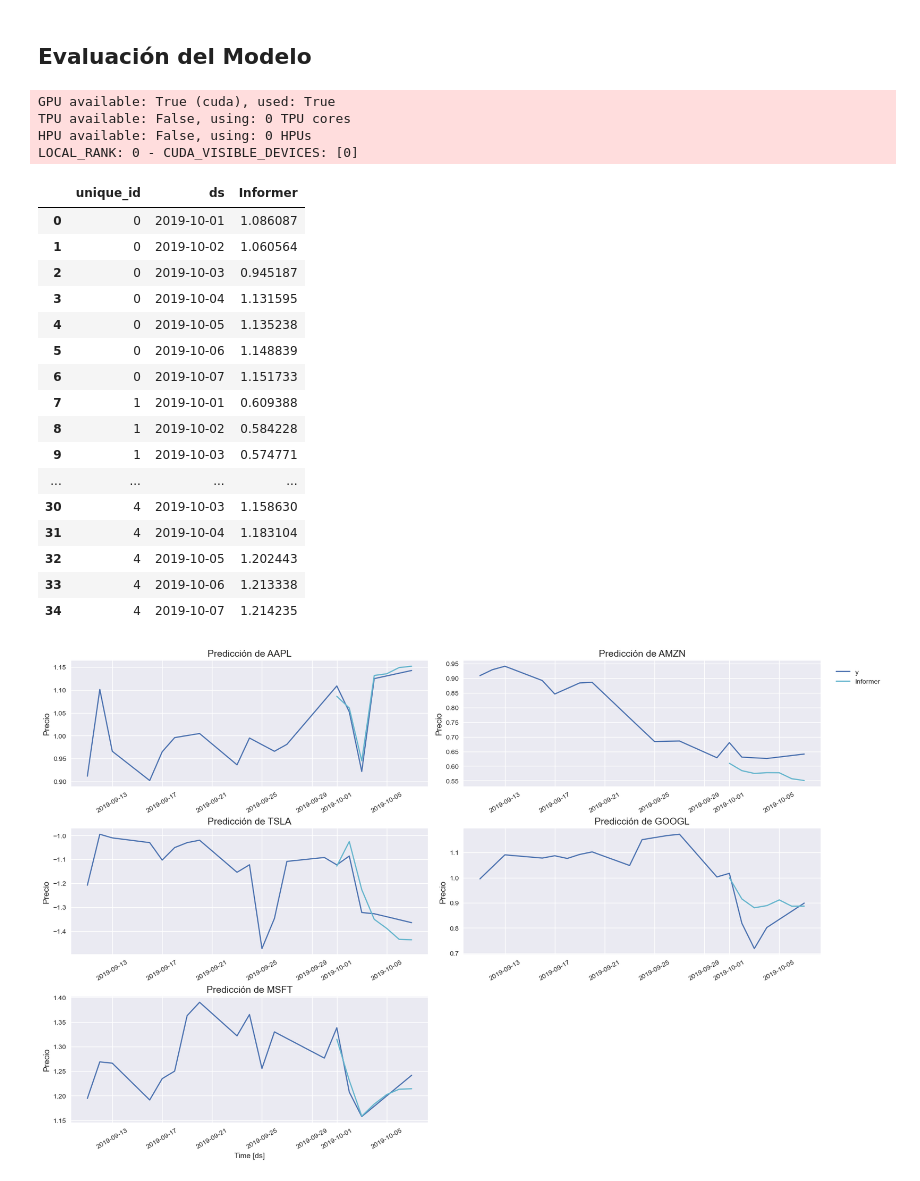
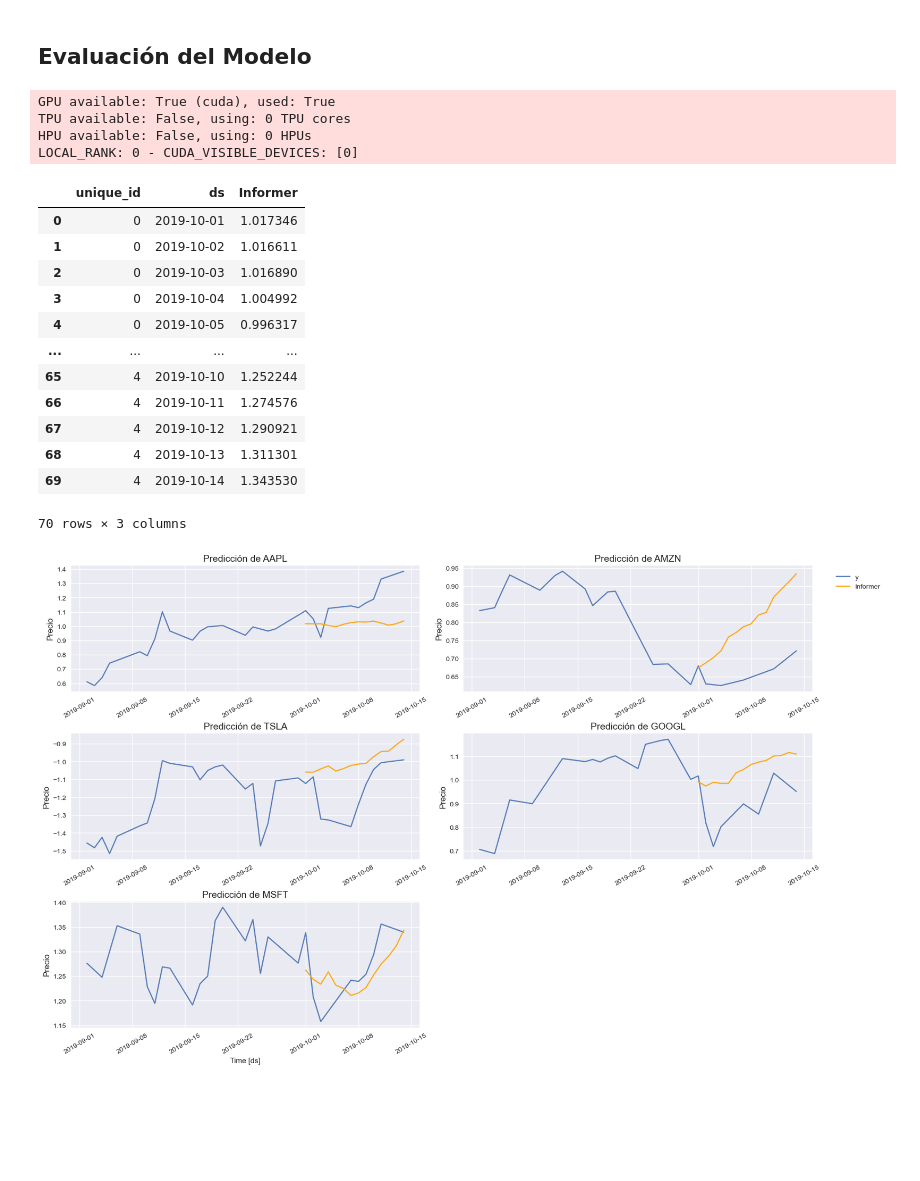
Before and after one commit to yoel79/TFM, a Jupyter notebook: Informer_Global/Informer_Global.ipynb, the cells around one changed output. Cells and saved outputs as stored; diff of their text form; code cells hidden in the pictures; blank space fills up the shorter version.

```diff
--- a/Informer_Global/Informer_Global.ipynb
+++ b/Informer_Global/Informer_Global.ipynb
@@ -57,23 +61,17 @@ df_filt_full[features] = df_scaled
 # ---------------------------
 # 2. CREACIÓN DE VARIABLES NUEVAS (LAGS Y DIFERENCIAS)
 # ---------------------------
-# Variables FUTURAS exógenas: aquellas que se conocen para el pronóstico
-# Por ejemplo, el cierre de hace 7 días (para predecir mañana o en el horizonte)
-df_filt_full['y_lag7'] = df_filt_full.groupby('unique_id')['Close'].shift(7)
-# Los indicadores técnicos (SMA_50, SMA_200, RSI, MACD y MACD_signal) ya se calculan con datos históricos y estarán disponibles
-
 # Variables HISTÓRICAS exógenas: lags de variables cuyos valores futuros no se pueden "predecir"
 # Lags de variables de precios:
-for feat in ['Open', 'High', 'Low', 'Volume', 'Close', 'SMA_50', 'SMA_200', 'RSI', 'MACD']:
-    df_filt_full[f"{feat}_lag7"] = df_filt_full.groupby('unique_id')[feat].shift(7)
+
+df_filt_full['y_diff7'] = df_filt_full['Close'] - df_filt_full.groupby('unique_id')['Close'].shift(7)
+
+for feat in ['Open', 'High', 'Low', 'Volume', 'Close', 'SMA_50', 'SMA_200', 'RSI', 'MACD', 'y_diff7']:
+    df_filt_full[f"{feat}_lag14"] = df_filt_full.groupby('unique_id')[feat].shift(14)
 
 # Lags de variables de sentimiento (ya que el análisis de sentimiento se hace en función de datos pasados)
 for feat in ['weighted_sentiment', 'tweet_count', 'sentiment_sma_7']:
-    df_filt_full[f"{feat}_lag7"] = df_filt_full.groupby('unique_id')[feat].shift(7)
-
-# Opcional: calcular diferencias en el cierre para captar cambios recientes
-df_filt_full['y_diff1'] = df_filt_full['Close'] - df_filt_full.groupby('unique_id')['Close'].shift(1)
-df_filt_full['y_diff7'] = df_filt_full['Close'] - df_filt_full.groupby('unique_id')['Close'].shift(7)
+    df_filt_full[f"{feat}_lag14"] = df_filt_full.groupby('unique_id')[feat].shift(14)
 
 # ---------------------------
 # 3. PREPARAR EL DATASET FINAL PARA EL MODELO
@@ -85,15 +83,11 @@ df_final = df_filt_full.rename(columns={'Date': 'ds', 'Close': 'y'})
 # ---------------------------
 # 4. DEFINICIÓN DE LISTAS DE VARIABLES EXÓGENAS
 # Variables FUTURAS exógenas (futr_exog_list):
-# Estas se conocen para la predicción (ejemplo: y_lag7 y los indicadores técnicos calculados con datos históricos).
-
-
-# Variables HISTÓRICAS exógenas (hist_exog_list):
-# Se incluyen lags de variables de precios y de sentimiento.
+# Estas se conocen para la predicción (ejemplo: y_lag14 y los indicadores técnicos calculados con datos históricos).
 futr_exog_list = [
-    'Open_lag7', 'High_lag7', 'Low_lag7', 'Volume_lag7', 'Close_lag7',
-    'y_diff7', 'SMA_50_lag7', 'SMA_200_lag7', 'RSI_lag7', 'MACD_lag7',
-    'weighted_sentiment_lag7', 'sentiment_sma_7_lag7','tweet_count_lag7',
+    'Open_lag14', 'High_lag14', 'Low_lag14', 'Volume_lag14', 'Close_lag14',
+    'y_diff7_lag14', 'SMA_50_lag14', 'SMA_200_lag14', 'RSI_lag14', 'MACD_lag14',
+    'weighted_sentiment_lag14', 'sentiment_sma_7_lag14','tweet_count_lag14',
 ]
 
 df_final
@@ -126,8 +120,8 @@ print(test.shape[0])
 models = [
     # Modelo Informer
     Informer(
-        h=7,
-        input_size=20,
+        h=14,
+        input_size=30,
         hidden_size=128,
         conv_hidden_size=64,
         n_head=8,
@@ -137,7 +131,7 @@ models = [
         learning_rate=1e-3,
         encoder_layers=3,
         decoder_layers=2,
-        max_steps=400,
+        max_steps=800,
         batch_size=128,
         dropout=0.1
     )
@@ -304,58 +311,56 @@ TPU available: False, using: 0 TPU cores
 HPU available: False, using: 0 HPUs
 LOCAL_RANK: 0 - CUDA_VISIBLE_DEVICES: [0]
 |  | unique_id | ds | Informer |
-| 0 | 0 | 2019-10-01 | 1.086087 |
-| 1 | 0 | 2019-10-02 | 1.060564 |
-| 2 | 0 | 2019-10-03 | 0.945187 |
-| 3 | 0 | 2019-10-04 | 1.131595 |
-| 4 | 0 | 2019-10-05 | 1.135238 |
-| 5 | 0 | 2019-10-06 | 1.148839 |
-| 6 | 0 | 2019-10-07 | 1.151733 |
-| 7 | 1 | 2019-10-01 | 0.609388 |
-| 8 | 1 | 2019-10-02 | 0.584228 |
-| 9 | 1 | 2019-10-03 | 0.574771 |
+| 0 | 0 | 2019-10-01 | 1.017346 |
+| 1 | 0 | 2019-10-02 | 1.016611 |
+| 2 | 0 | 2019-10-03 | 1.016890 |
+| 3 | 0 | 2019-10-04 | 1.004992 |
+| 4 | 0 | 2019-10-05 | 0.996317 |
 | ... | ... | ... | ... |
-| 30 | 4 | 2019-10-03 | 1.158630 |
-| 31 | 4 | 2019-10-04 | 1.183104 |
-| 32 | 4 | 2019-10-05 | 1.202443 |
-| 33 | 4 | 2019-10-06 | 1.213338 |
-| 34 | 4 | 2019-10-07 | 1.214235 |
+| 65 | 4 | 2019-10-10 | 1.252244 |
+| 66 | 4 | 2019-10-11 | 1.274576 |
+| 67 | 4 | 2019-10-12 | 1.290921 |
+| 68 | 4 | 2019-10-13 | 1.311301 |
+| 69 | 4 | 2019-10-14 | 1.343530 |
+70 rows × 3 columns
 # %%
 # Establecer el estilo de las gráficas
 plt.style.use('seaborn-v0_8')
 
 # Filtrar los datos para el rango de fechas especificado
-df_filtered = df_final[(df_final['ds'] > '2019-09-10') & (df_final['ds'] <= '2019-10-07')]
+df_filtered = df_final[(df_final['ds'] > '2019-09-01') & (df_final['ds'] <= '2019-10-07')]
 
 
 # Graficar con plot_series (la función retorna una figura, no un par de valores)
 fig = plot_series(
     df_filtered,         # Datos reales
     forecasts_df=forecasts,  # Predicciones
     engine='matplotlib',     # Usar matplotlib como motor de gráficos
     id_col='unique_id',      # Columna que identifica las series (empresas)
     time_col='ds',           # Columna de fechas
     target_col='y',          # Columna de la variable objetivo
     plot_random=False,       # No graficar aleatoriamente
+    real_color = '#597db8',
+    forecast_color = '#fbaa18'
 )
 
 # Diccionario que mapea unique_id con nombres de empresas
 empresa_dict = {0: 'AAPL', 1: 'AMZN', 2: 'TSLA', 3: 'GOOGL', 4: 'MSFT'}  # Ejemplo
 
 # Acceder a los ejes y añadir títulos
 # Acceder a los ejes y añadir títulos
 for ax, unique_id in zip(fig.axes, forecasts['unique_id'].unique()):
     # Obtener el nombre de la empresa desde el diccionario
     nombre_empresa = empresa_dict.get(unique_id, "Empresa Desconocida")  # Mapeo al nombre de la empresa
 
     # Establecer título con el nombre de la empresa
     ax.set_title(f"Predicción de {nombre_empresa}", fontsize=14)
 
     # Cambiar el título del eje y
     ax.set_ylabel('Precio', fontsize=12)
 
-# Mostrar la gráfica
+
 fig
 # %% [output]
-[figure, old version]
+[figure, new version]
 # %%
```
Also changed, not shown: parts of 7 cells of this notebook, 3 other files.
